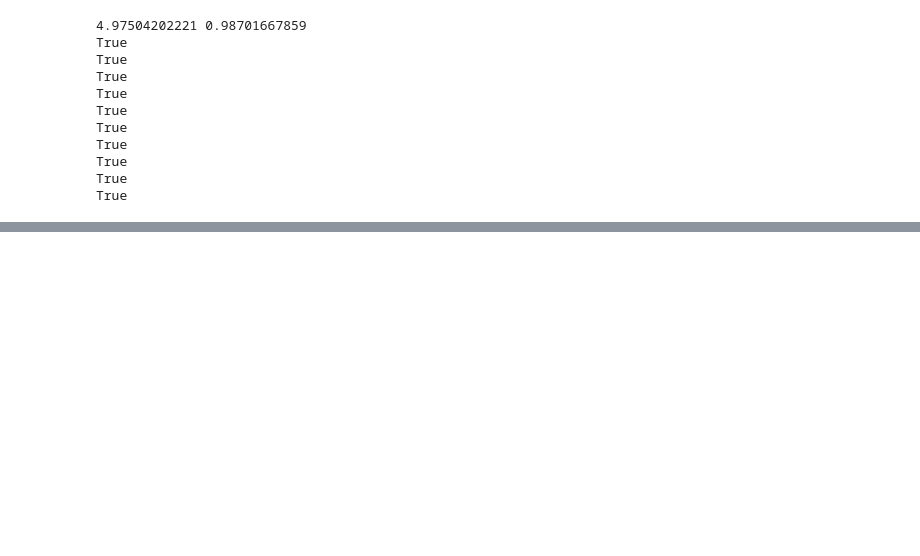
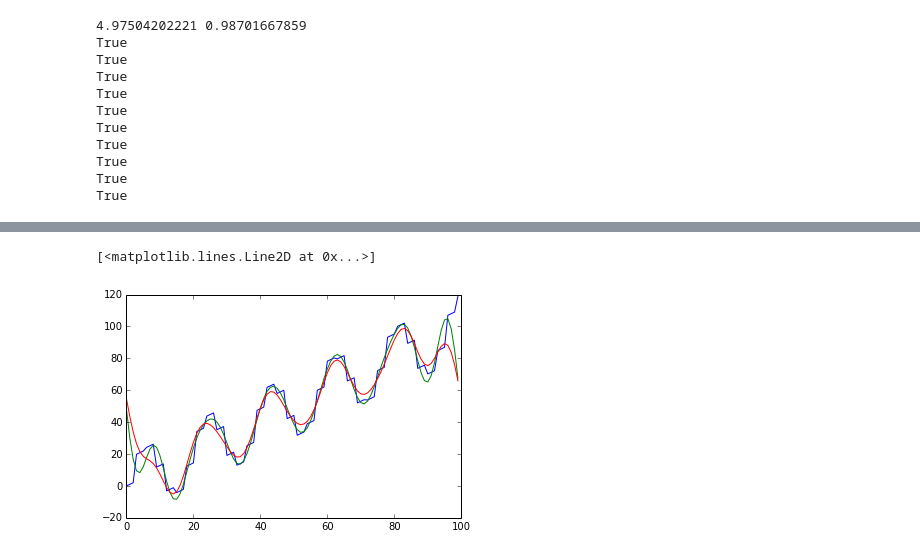
Before and after one commit to Wajih-O/ts_analysis, a Jupyter notebook: SAX_Symbolic_Aggregate_approXimation.ipynb, the cells around one changed output, grey strips where cells are left out. Cells and saved outputs as stored; diff of their text form; code cells hidden in the pictures; blank space fills up the shorter version.

```diff
--- a/SAX_Symbolic_Aggregate_approXimation.ipynb
+++ b/SAX_Symbolic_Aggregate_approXimation.ipynb
@@ -303,0 +325,11 @@ True
+# %%
+# Keep some few high freq
+ts_fft = fft(ts_sin_lin)
+plt.plot(range(len(ts_sin_lin)), ts_sin_lin)
+ts_fft[10:90] = 0 # keep some low and some high frequency (drop freq in the middle)
+plt.plot(range(len(ts_sin_lin)), np.real(ifft(ts_fft)))
+ts_fft[10:95] = 0 # keep some low and some high frequency (drop freq in the middle)
+plt.plot(range(len(ts_sin_lin)), np.real(ifft(ts_fft)))
+# %% [output]
+[<matplotlib.lines.Line2D at 0x...>]
+[figure, added]
```
Also changed, not shown: parts of 4 cells of this notebook.
